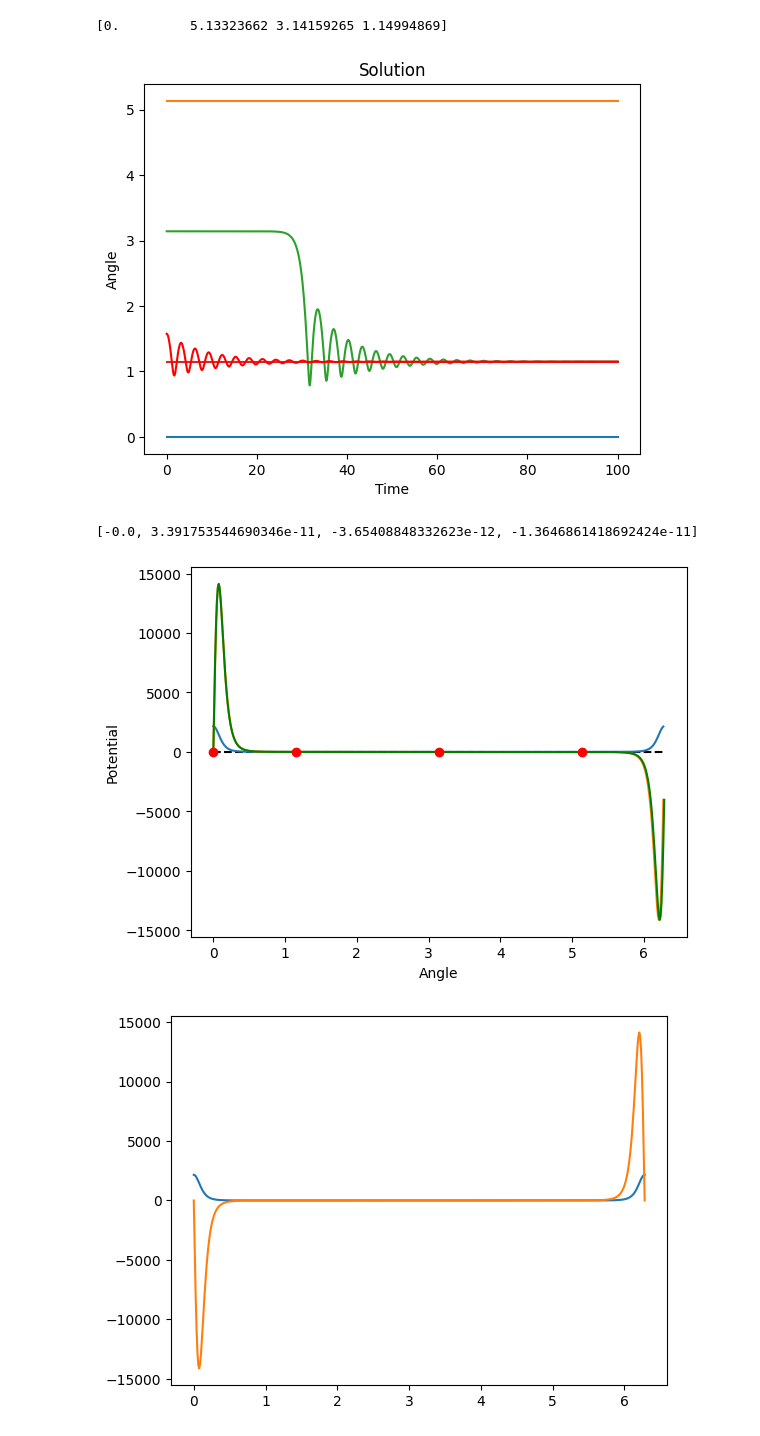
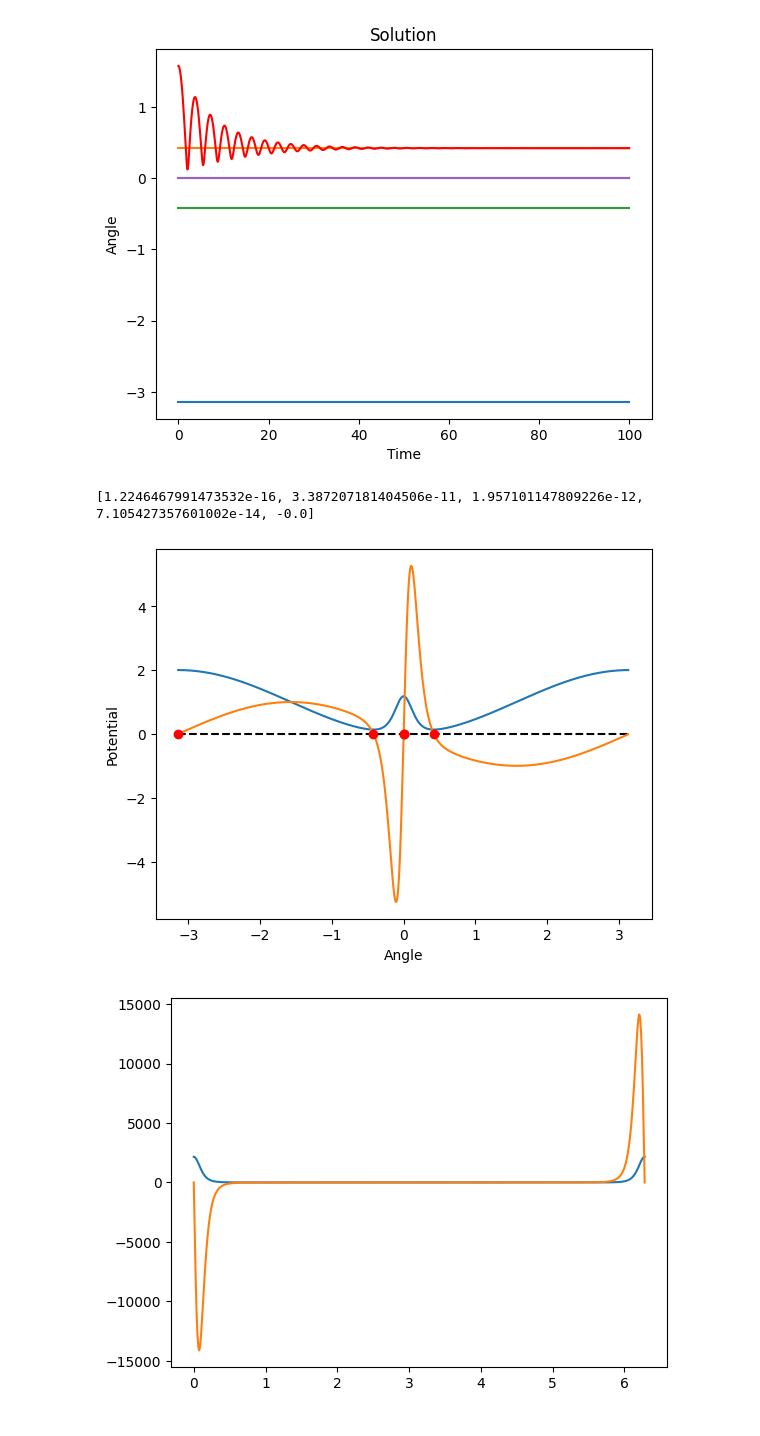
Before and after one commit to Dobel26/MagneticPendulum, a Jupyter notebook: new_sim.ipynb, the cells around one changed output. Drawn from its saved outputs; the diff is of its cells as text; code cells hidden in the pictures.

```diff
--- a/new_sim.ipynb
+++ b/new_sim.ipynb
@@ -207,16 +204,16 @@ plot_bifurcation([0, 1.2])
 fig, ax = plt.subplots()
 
 marcus = System()
-marcus.add_magnet(Magnet([0, 1.2], [0.0, 1]))
+marcus.add_magnet(Magnet([0, 1.3], [0.0, 0.005]))
 crit_points = marcus.get_critical_points()
 trajectory_values = []
 print(crit_points)
-for angle in crit_points:
-# for angle in crit_points[::-1]:
-    marcus.angle = angle
-    marcus.velocity = 0
-    marcus.solve()
-    marcus.plot_solution(ax=ax)
+# for angle in crit_points:
+# # for angle in crit_points[::-1]:
+#     marcus.angle = angle
+#     marcus.velocity = 0
+#     marcus.solve()
+#     marcus.plot_solution(ax=ax)
 
 marcus.angle = 1.57512689
 marcus.velocity = 0
@@ -225,11 +222,11 @@ marcus.plot_solution(ax=ax, color="red")
 plt.show()
 
 fig, ax = plt.subplots()
-ax.plot([0, 2 * np.pi], [0, 0], "k--")
+ax.plot([-np.pi, np.pi], [0, 0], "k--")
 p = marcus.plot_potential(ax=ax)
 D = sm.fourier_diff_D(len(p))
 marcus.plot_potential_derivative(ax=ax)
-ax.plot(np.linspace(0, 2 * np.pi, len(p)), -D.dot(p), "g")
+# ax.plot(np.linspace(-np.pi, np.pi, len(p)), -D.dot(p), "g")
 ax.plot(crit_points, [0] * len(crit_points), "ro")
 
 # print(marcus.rhs([1, 0]))
@@ -239,7 +237,6 @@ print([marcus.rhs([cp, 0])[1] for cp in crit_points])
+[figure, new version]
-[0.         5.13323662 3.14159265 1.14994869]
+[1.2246467991473532e-16, 3.387207181404506e-11, 1.957101147809226e-12, 7.105427357601002e-14, -0.0]
-[figure, old version]
-[-0.0, 3.391753544690346e-11, -3.65408848332623e-12, -1.3646861418692424e-11]
-[figure, old version]
+[figure, new version]
 # %%
 m = Magnet([0, 1.2], [0, 1])
 thetas = np.linspace(0, 2 * np.pi, 500)
```
Also changed, not shown: parts of 5 cells of this notebook, 4 other files.
